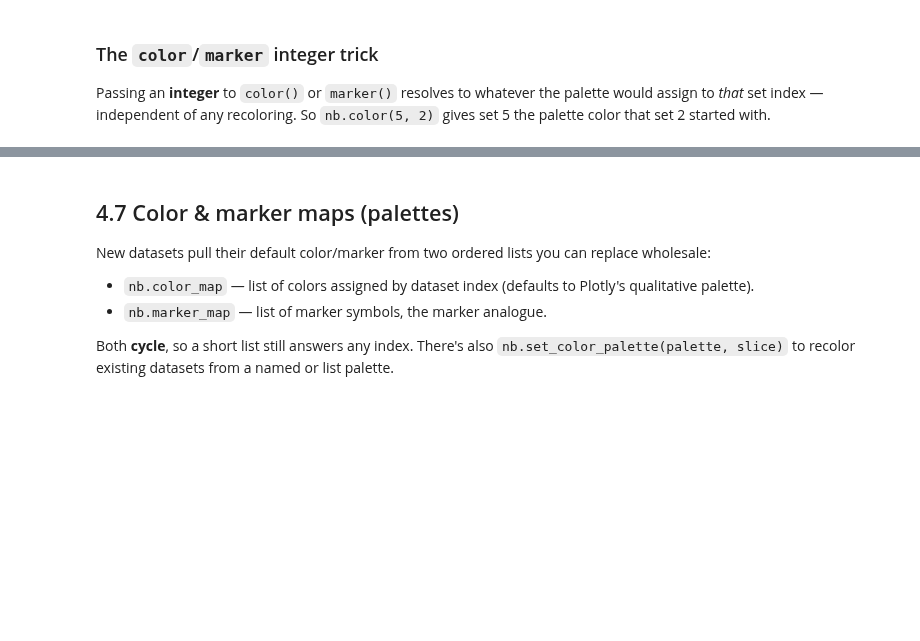
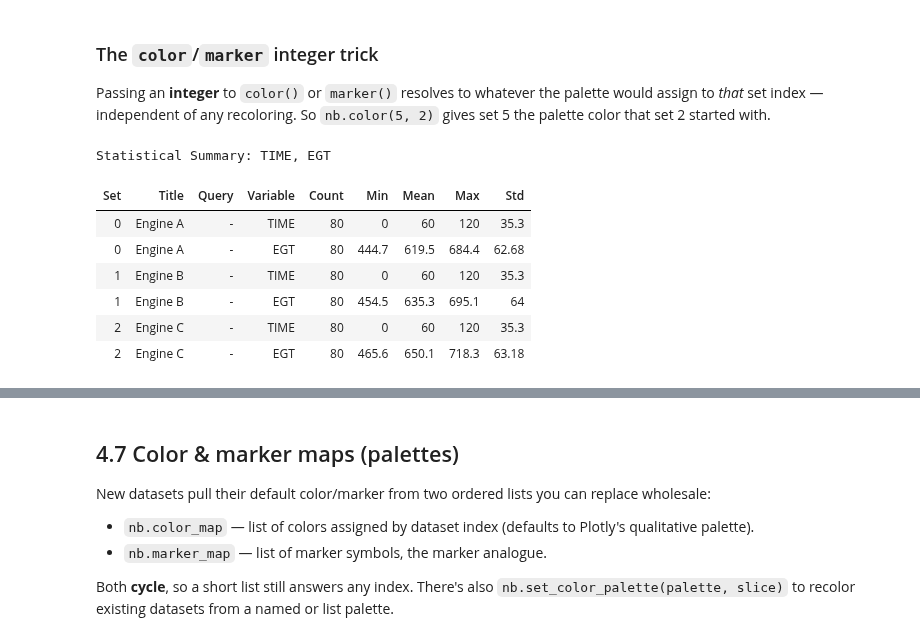
Before and after one commit to Cunon/unichart, a Jupyter notebook: demo_notebooks/UnichartNotebook_Tutorial.ipynb, the cells around one changed output, grey strips where cells are left out. Cells and saved outputs as stored; diff of their text form; code cells hidden in the pictures; blank space fills up the shorter version.

```diff
--- a/demo_notebooks/UnichartNotebook_Tutorial.ipynb
+++ b/demo_notebooks/UnichartNotebook_Tutorial.ipynb
@@ -353,6 +375,17 @@ nb.linestyle('all', '-')
 Passing an **integer** to `color()` or `marker()` resolves to whatever the palette
 would assign to *that* set index — independent of any recoloring. So
 `nb.color(5, 2)` gives set 5 the palette color that set 2 started with.
+# %%
+nb.summary()
+# %% [output]
+Statistical Summary: TIME, EGT
+| Set | Title | Query | Variable | Count | Min | Mean | Max | Std |
+| 0 | Engine A | - | TIME | 80 | 0 | 60 | 120 | 35.3 |
+| 0 | Engine A | - | EGT | 80 | 444.7 | 619.5 | 684.4 | 62.68 |
+| 1 | Engine B | - | TIME | 80 | 0 | 60 | 120 | 35.3 |
+| 1 | Engine B | - | EGT | 80 | 454.5 | 635.3 | 695.1 | 64 |
+| 2 | Engine C | - | TIME | 80 | 0 | 60 | 120 | 35.3 |
+| 2 | Engine C | - | EGT | 80 | 465.6 | 650.1 | 718.3 | 63.18 |
 # %%
 nb.color('all', 0)               # give every engine the *first* palette color
 nb.plot('TIME', 'EGT').show()
```
Also changed, not shown: parts of 53 cells of this notebook, 2 other files.
